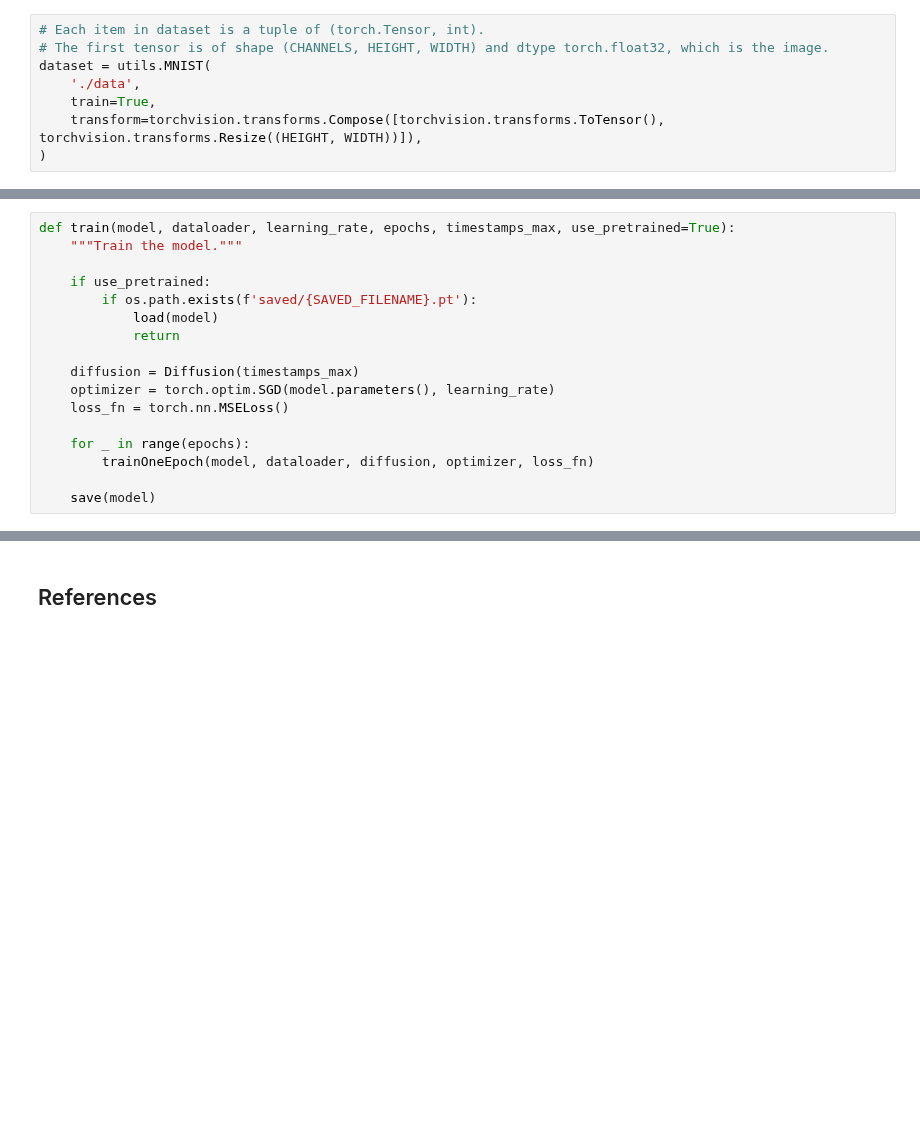
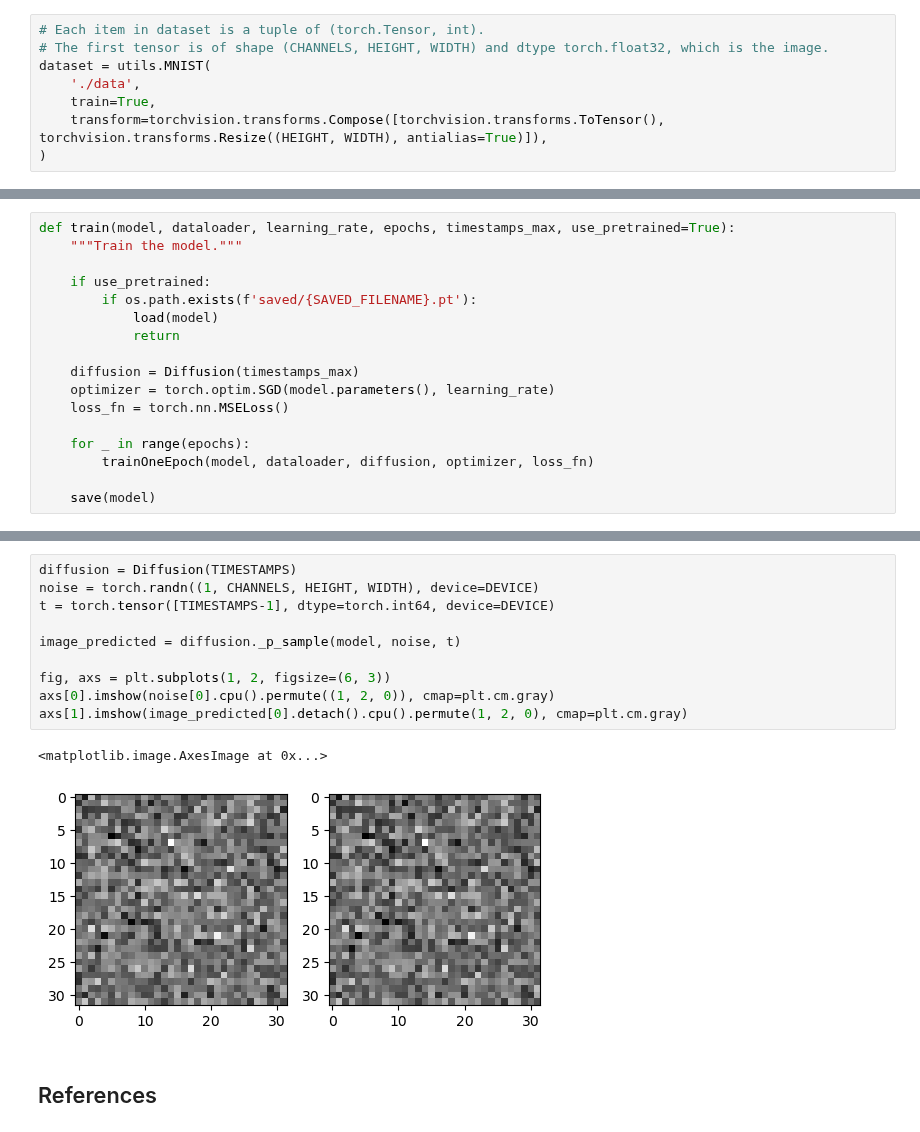
Before and after one commit to shuangxuetwelve/DDPM, a Jupyter notebook: main.ipynb, the cells around one changed output, grey strips where cells are left out. Saved outputs shown, nothing was run; the diff lists cells and outputs as text; blank space fills up the shorter version.

Commit message:
Sample one timestamp

```diff
--- a/main.ipynb
+++ b/main.ipynb
@@ -59,7 +59,7 @@ Let's use CelebA as our dataset.
 dataset = utils.MNIST(
     './data',
     train=True,
-    transform=torchvision.transforms.Compose([torchvision.transforms.ToTensor(), torchvision.transforms.Resize((HEIGHT, WIDTH))]),
+    transform=torchvision.transforms.Compose([torchvision.transforms.ToTensor(), torchvision.transforms.Resize((HEIGHT, WIDTH), antialias=True)]),
 )
 # %% [markdown]
 Create a dataloader for the dataset.
@@ -585,3 +634,16 @@ batch 1874: 0.09699173271656036
+# %%
+diffusion = Diffusion(TIMESTAMPS)
+noise = torch.randn((1, CHANNELS, HEIGHT, WIDTH), device=DEVICE)
+t = torch.tensor([TIMESTAMPS-1], dtype=torch.int64, device=DEVICE)
+
+image_predicted = diffusion._p_sample(model, noise, t)
+
+fig, axs = plt.subplots(1, 2, figsize=(6, 3))
+axs[0].imshow(noise[0].cpu().permute((1, 2, 0)), cmap=plt.cm.gray)
+axs[1].imshow(image_predicted[0].detach().cpu().permute(1, 2, 0), cmap=plt.cm.gray)
+# %% [output]
+<matplotlib.image.AxesImage at 0x...>
+[figure, added]
 # %% [markdown]
 ## References
 # %% [markdown]
```
Also changed, not shown: parts of 4 cells of this notebook.
